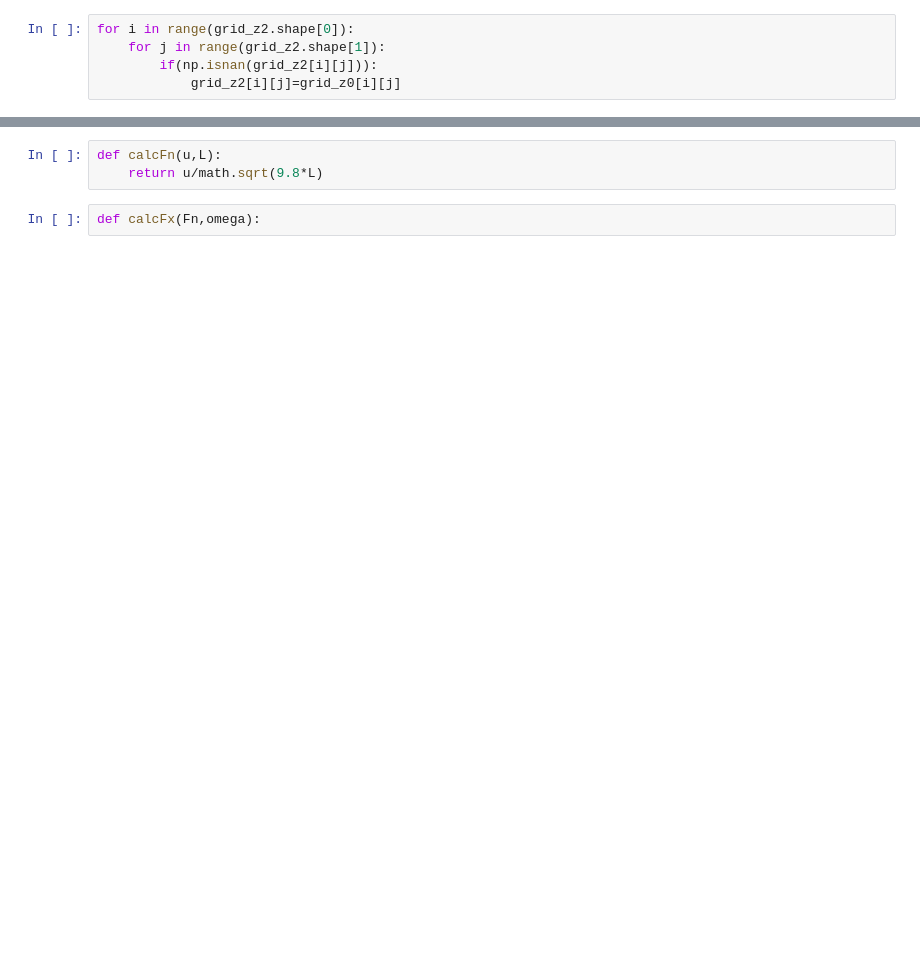
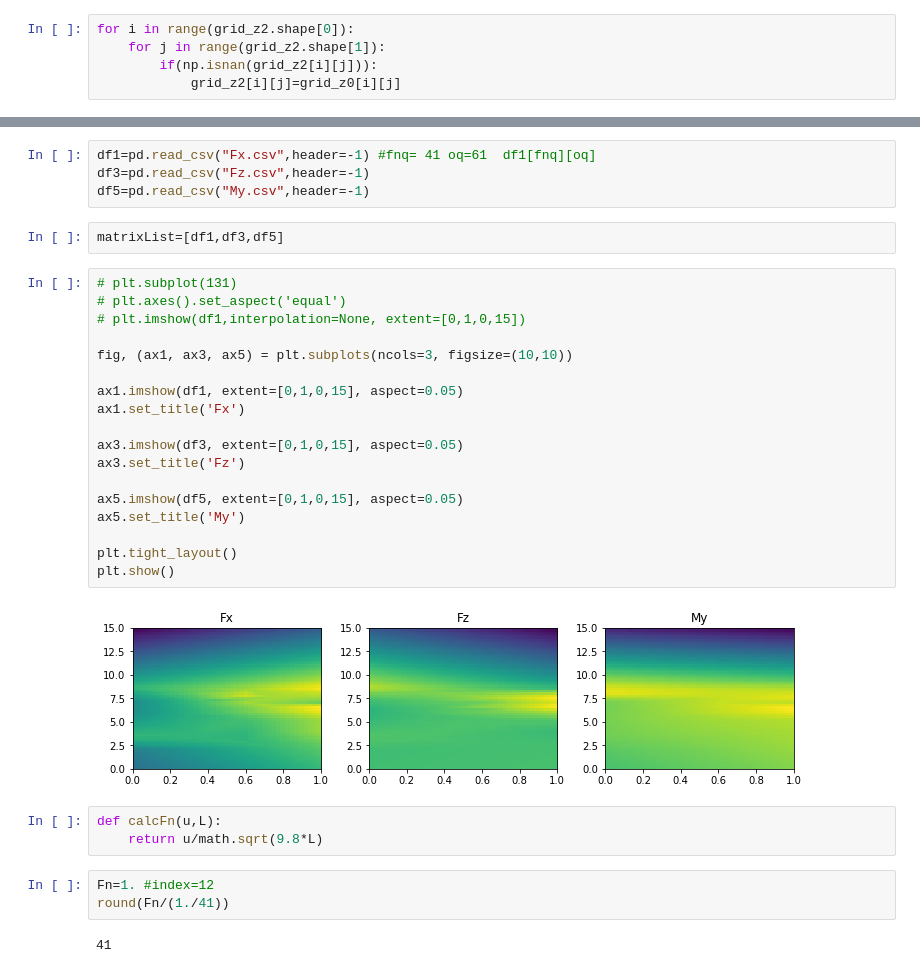
Before and after one commit to shiokoala/soturon, a Jupyter notebook: Untitled.ipynb, the cells around one changed output, grey strips where cells are left out. Drawn from its saved outputs; the diff is of its cells as text; blank space fills up the shorter version.

```diff
--- a/Untitled.ipynb
+++ b/Untitled.ipynb
@@ -63,5 +63,34 @@ Text(0.5,1,'Nearest')
+# %%
+df1=pd.read_csv("Fx.csv",header=-1) #fnq= 41 oq=61  df1[fnq][oq]
+df3=pd.read_csv("Fz.csv",header=-1)
+df5=pd.read_csv("My.csv",header=-1)
+# %%
+matrixList=[df1,df3,df5]
+# %%
+# plt.subplot(131)
+# plt.axes().set_aspect('equal')
+# plt.imshow(df1,interpolation=None, extent=[0,1,0,15])
+
+fig, (ax1, ax3, ax5) = plt.subplots(ncols=3, figsize=(10,10))
+
+ax1.imshow(df1, extent=[0,1,0,15], aspect=0.05)
+ax1.set_title('Fx')
+
+ax3.imshow(df3, extent=[0,1,0,15], aspect=0.05)
+ax3.set_title('Fz')
+
+ax5.imshow(df5, extent=[0,1,0,15], aspect=0.05)
+ax5.set_title('My')
+
+plt.tight_layout()
+plt.show()
+# %% [output]
+[figure, added]
 # %%
 def calcFn(u,L):
     return u/math.sqrt(9.8*L)
-# %%
-def calcFx(Fn,omega):
+# %%
+Fn=1. #index=12
+round(Fn/(1./41))
+# %% [output]
+41
```
Also changed, not shown: parts of 4 cells of this notebook, 4 other files.
